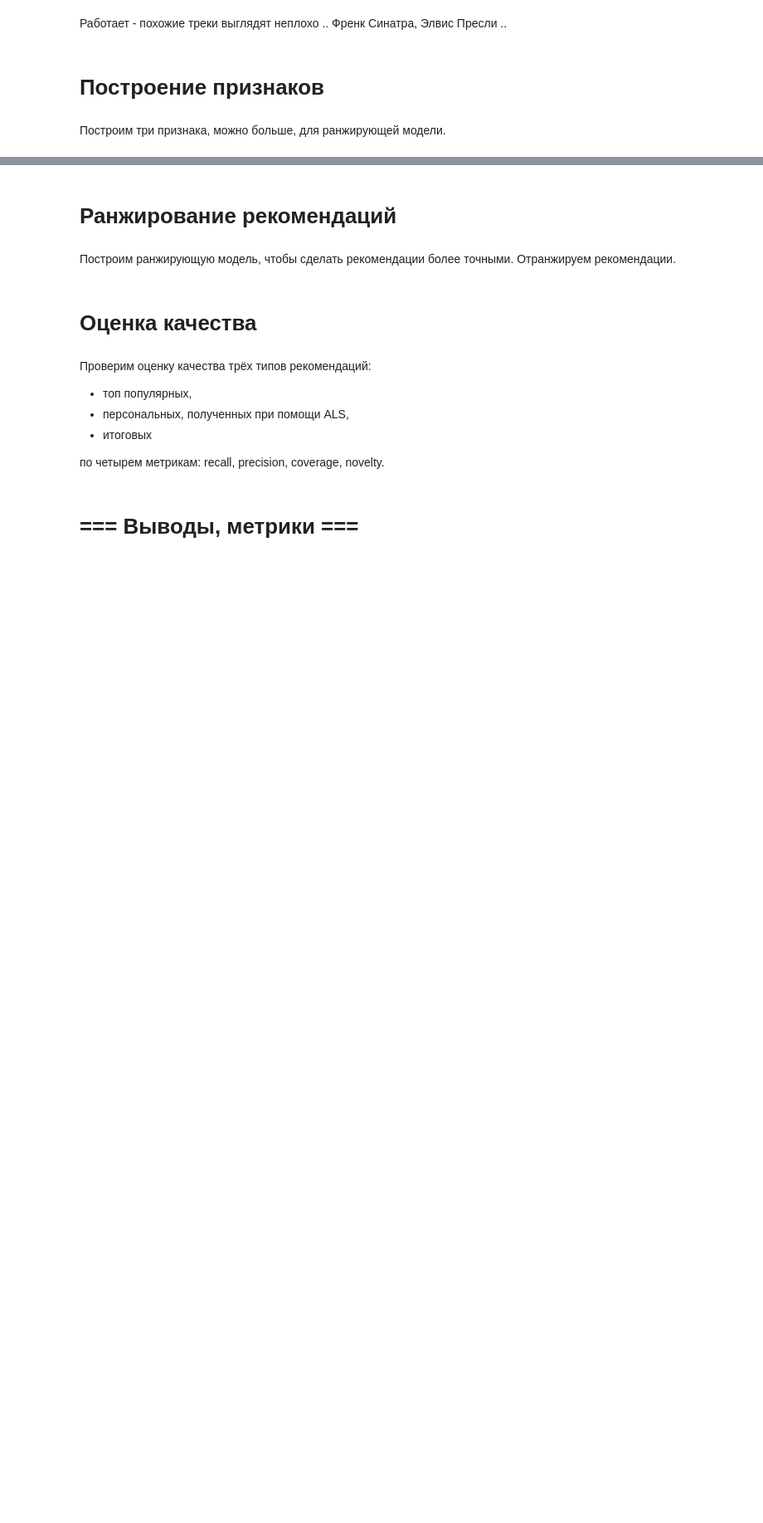
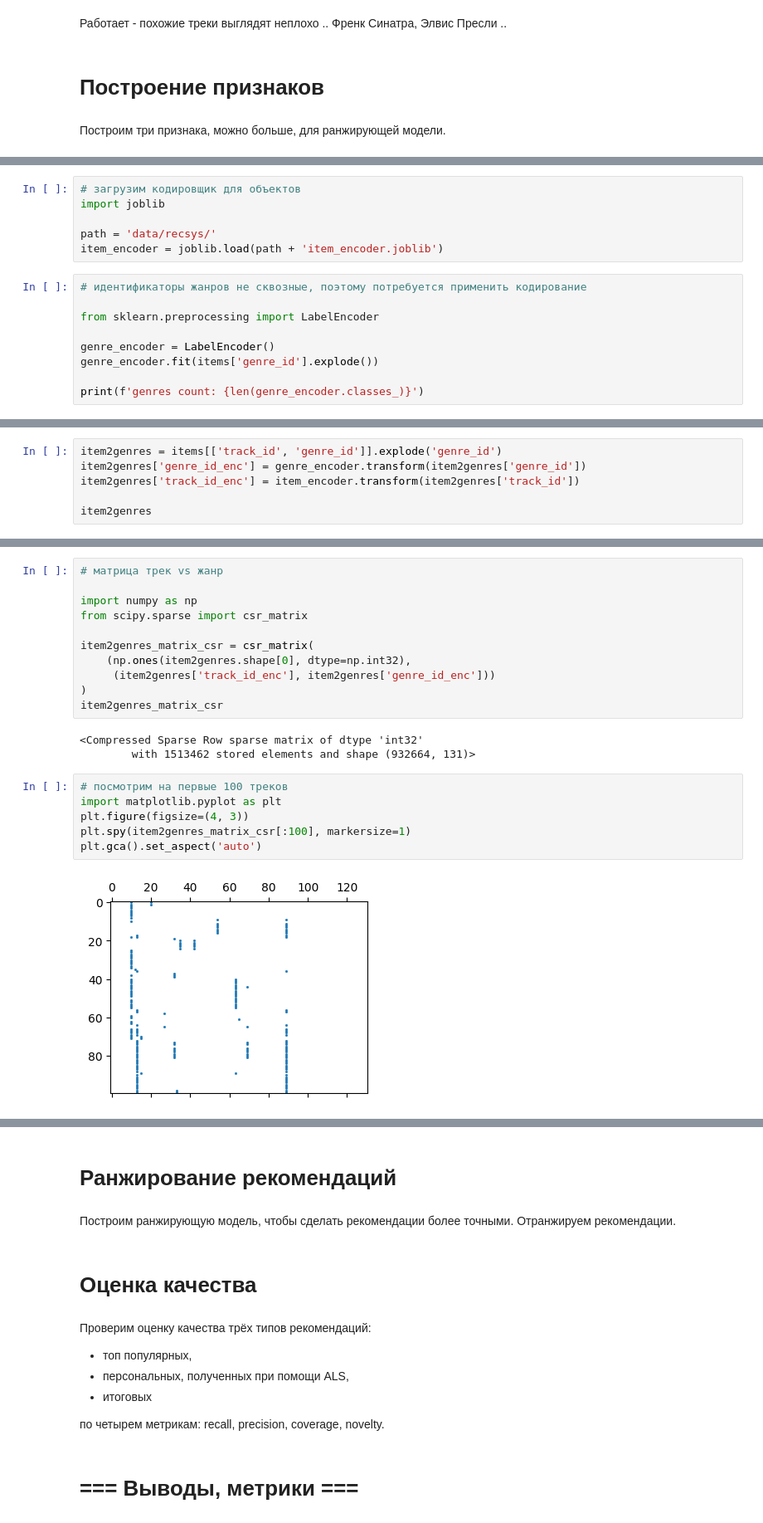
Before and after one commit to khromenko/mle-project-sprint-4-v001, a Jupyter notebook: recommendations.ipynb, the cells around one changed output, grey strips where cells are left out. Shown at 83% size. Saved outputs shown, nothing was run; the diff lists cells and outputs as text; blank space fills up the shorter version.

```diff
--- a/recommendations.ipynb
+++ b/recommendations.ipynb
@@ -1415,0 +1438,15 @@ similar items
+# %%
+# загрузим кодировщик для объектов
+import joblib
+
+path = 'data/recsys/'
+item_encoder = joblib.load(path + 'item_encoder.joblib')
+# %%
+# идентификаторы жанров не сквозные, поэтому потребуется применить кодирование
+
+from sklearn.preprocessing import LabelEncoder
+
+genre_encoder = LabelEncoder()
+genre_encoder.fit(items['genre_id'].explode())
+
+print(f'genres count: {len(genre_encoder.classes_)}')
@@ -1415,0 +1455,6 @@ similar items
+# %%
+item2genres = items[['track_id', 'genre_id']].explode('genre_id')
+item2genres['genre_id_enc'] = genre_encoder.transform(item2genres['genre_id'])
+item2genres['track_id_enc'] = item_encoder.transform(item2genres['track_id'])
+
+item2genres
@@ -1415,0 +1475,22 @@ similar items
+# %%
+# матрица трек vs жанр
+
+import numpy as np
+from scipy.sparse import csr_matrix
+
+item2genres_matrix_csr = csr_matrix(
+    (np.ones(item2genres.shape[0], dtype=np.int32),
+     (item2genres['track_id_enc'], item2genres['genre_id_enc']))
+)
+item2genres_matrix_csr
+# %% [output]
+<Compressed Sparse Row sparse matrix of dtype 'int32'
+        with 1513462 stored elements and shape (932664, 131)>
+# %%
+# посмотрим на первые 100 треков
+import matplotlib.pyplot as plt
+plt.figure(figsize=(4, 3))
+plt.spy(item2genres_matrix_csr[:100], markersize=1)
+plt.gca().set_aspect('auto')
+# %% [output]
+[figure, added]
```
Also changed, not shown: parts of 30 cells of this notebook.
